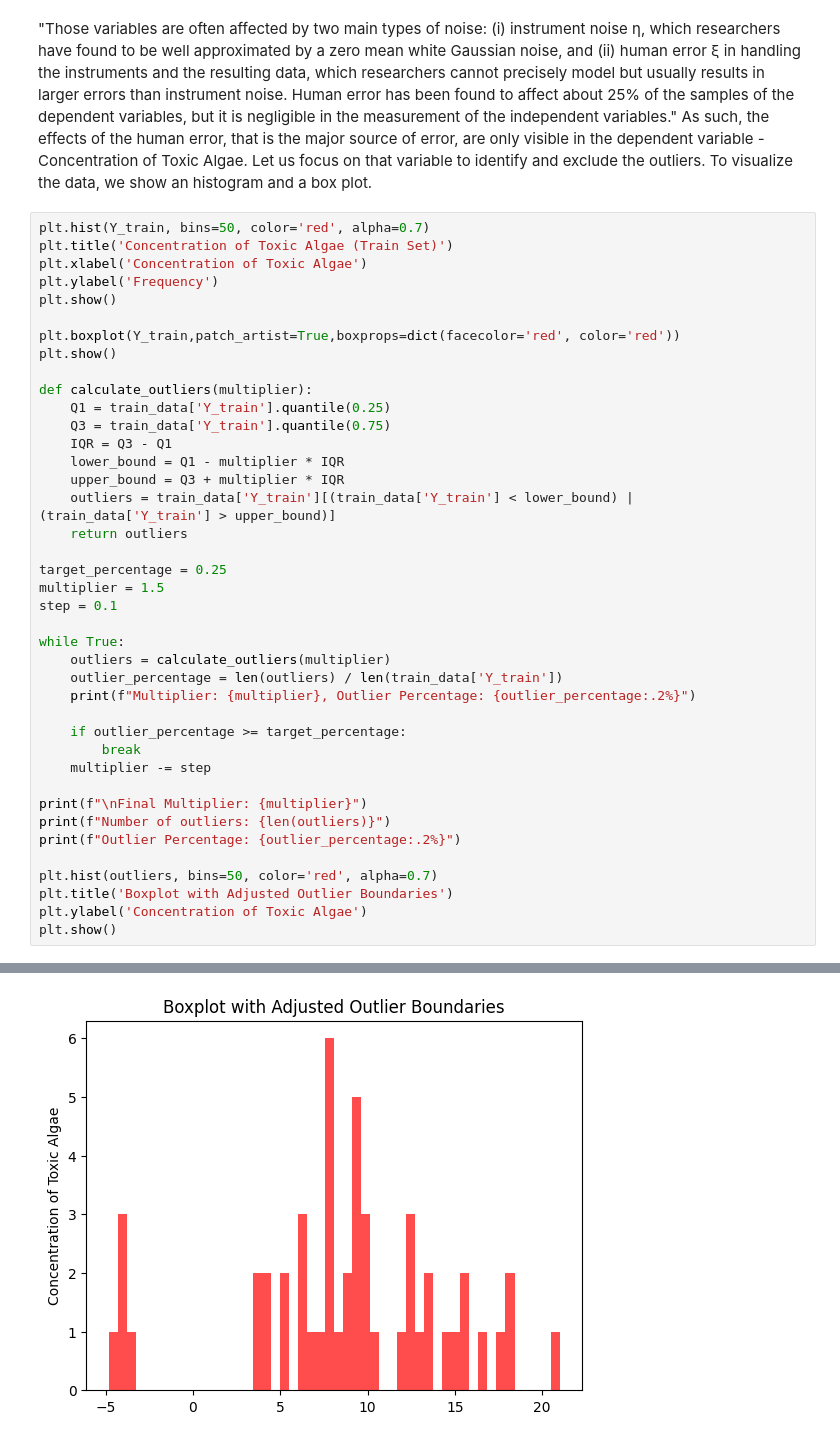
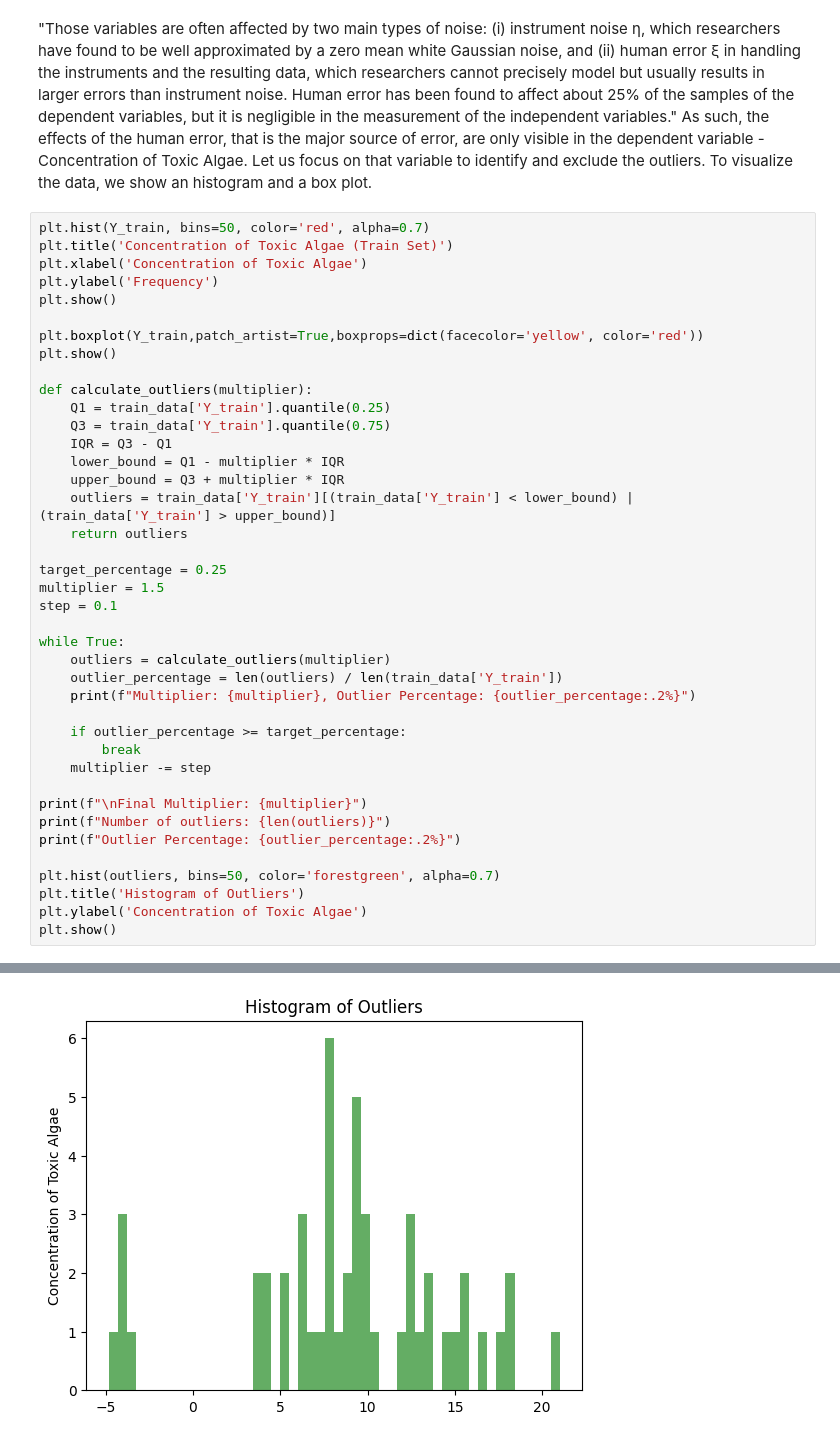
Before and after one commit to goncalomachadoribeiro/Machine-Learning-1st-Semester-2024-2025, a Jupyter notebook: Project_1_1.ipynb, the cells around one changed output, grey strips where cells are left out. Drawn from its saved outputs; the diff is of its cells as text.

```diff
--- a/Project_1_1.ipynb
+++ b/Project_1_1.ipynb
@@ -58,7 +58,7 @@ plt.xlabel('Concentration of Toxic Algae')
 plt.ylabel('Frequency')
 plt.show()
 
-plt.boxplot(Y_train,patch_artist=True,boxprops=dict(facecolor='red', color='red'))
+plt.boxplot(Y_train,patch_artist=True,boxprops=dict(facecolor='yellow', color='red'))
 plt.show()
 
 def calculate_outliers(multiplier):
@@ -87,8 +87,8 @@ print(f"\nFinal Multiplier: {multiplier}")
 print(f"Number of outliers: {len(outliers)}")
 print(f"Outlier Percentage: {outlier_percentage:.2%}")
 
-plt.hist(outliers, bins=50, color='red', alpha=0.7)
-plt.title('Boxplot with Adjusted Outlier Boundaries')
+plt.hist(outliers, bins=50, color='forestgreen', alpha=0.7)
+plt.title('Histogram of Outliers')
 plt.ylabel('Concentration of Toxic Algae')
 plt.show()
 # %% [output]
@@ -97,14 +97,14 @@ plt.show()
 Multiplier: 1.5, Outlier Percentage: 19.50%
 Multiplier: 1.4, Outlier Percentage: 19.50%
 Multiplier: 1.2999999999999998, Outlier Percentage: 20.00%
 Multiplier: 1.1999999999999997, Outlier Percentage: 21.00%
 Multiplier: 1.0999999999999996, Outlier Percentage: 21.00%
 Multiplier: 0.9999999999999997, Outlier Percentage: 21.00%
 Multiplier: 0.8999999999999997, Outlier Percentage: 23.00%
 Multiplier: 0.7999999999999997, Outlier Percentage: 24.00%
 Multiplier: 0.6999999999999997, Outlier Percentage: 25.00%
 
 Final Multiplier: 0.6999999999999997
 Number of outliers: 50
 Outlier Percentage: 25.00%
-[figure, old version]
+[figure, new version]
```
Also changed, not shown: parts of 1 cell of this notebook.
